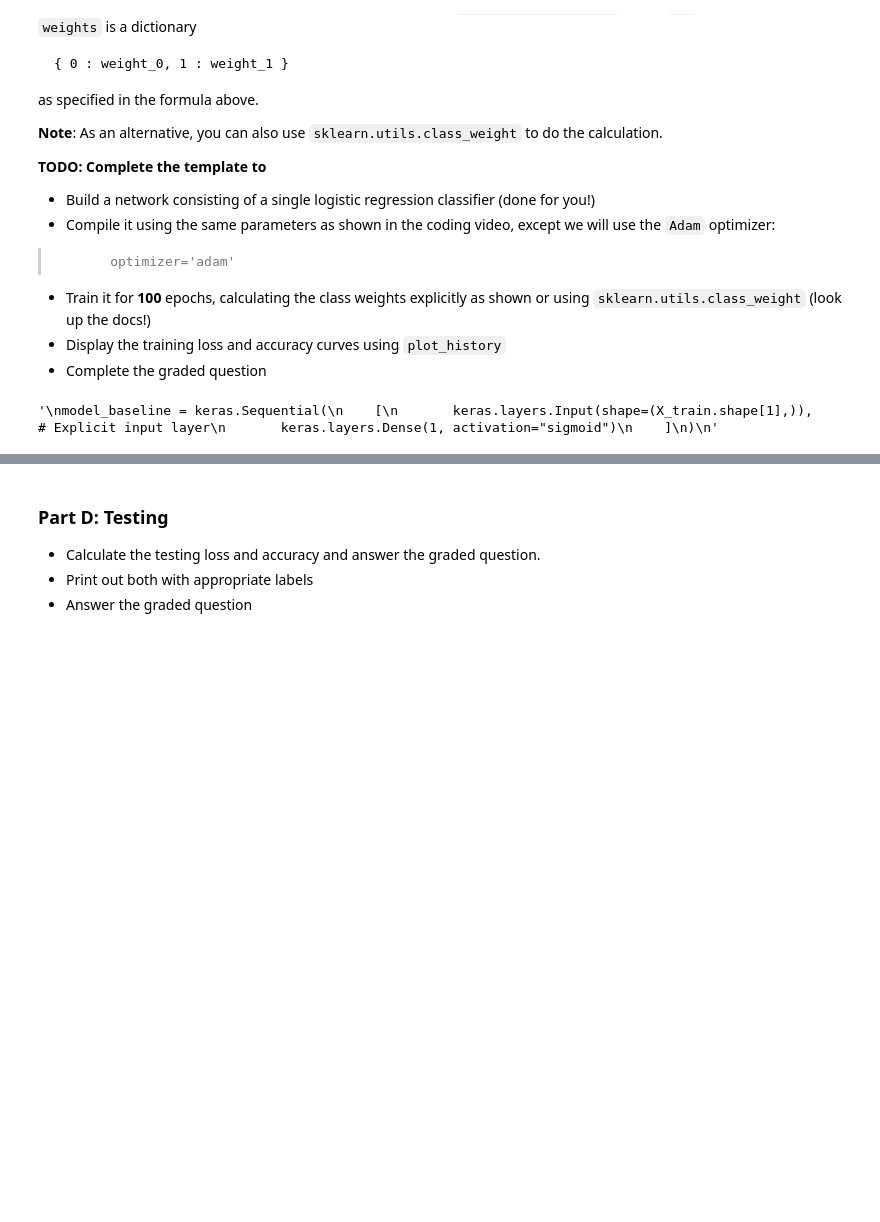
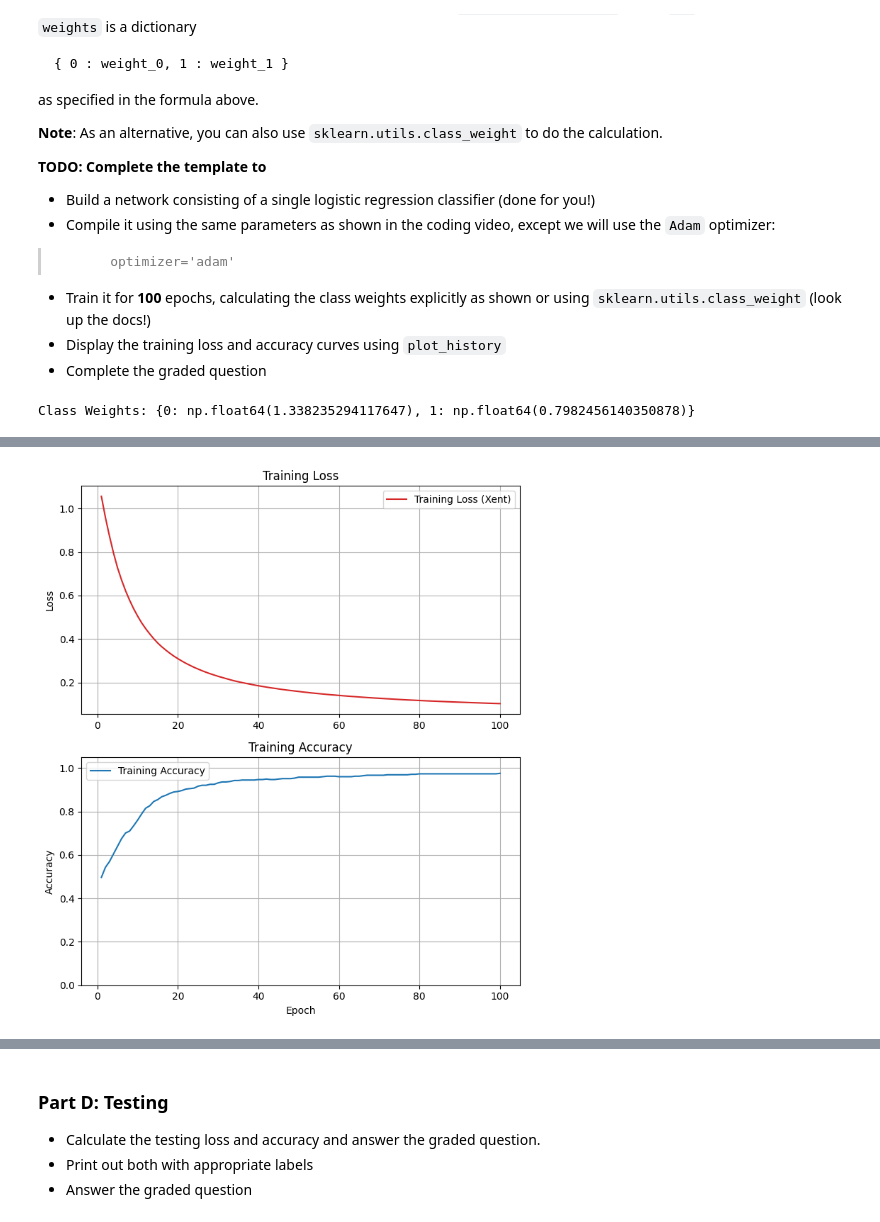
Before and after one commit to ses1002/703MLhw1correct, a Jupyter notebook: Homework_01.ipynb, the cells around one changed output, grey strips where cells are left out. Cells and saved outputs as stored; diff of their text form; code cells hidden in the pictures; blank space fills up the shorter version.

```diff
--- a/Homework_01.ipynb
+++ b/Homework_01.ipynb
@@ -113,4 +156,9 @@ convert them to NumPy arrays. Print the shapes of `X` and `y` to confirm the con
 # %%
 # A.1
 
-#Your code here
+# Assuming your DataFrame is named df
+X = df.drop(columns='target').values
+y = df['target'].values
+
+print(f'Shape of X: {X.shape}')  # Should be (569, 30)
+print(f'Shape of y: {y.shape}')  # Should be (569,)
@@ -156,6 +213,12 @@ This strategy involves two key steps:
 # Perform train-test split, keeping both stratified, use random_state = random_seed and test_size = 0.2
 
 # Your code here
+from sklearn.model_selection import train_test_split
+
+# Stratified split with 80% train, 20% test
+X_train, X_test, y_train, y_test = train_test_split(
+    X, y, test_size=0.2, random_state=random_seed, stratify=y
+)
 # %% [markdown]
 **(Digression:** We must perform standardization **after** the test/train split, or else we're letting
 information about the mean and standard deviation of the test set influence training--a classic case of *data leakage*.
@@ -164,6 +227,12 @@ information about the mean and standard deviation of the test set influence trai
 # As usual, standardize the features
 
 # Your code here
+
+from sklearn.preprocessing import StandardScaler
+
+scaler = StandardScaler()
+X_train = scaler.fit_transform(X_train)
+X_test = scaler.transform(X_test)
 # %% [markdown]
 Let's see if the stratification worked! Assign `a1b` to the percentage of 1's in `y_train` (and convince yourself that if it is approximately correct, then so must be `y_test`).
 # %%
@@ -234,5 +303,38 @@ model_baseline = keras.Sequential(
 '''
 
 # Your code here, add additional cells if you wish
+
+from sklearn.utils.class_weight import compute_class_weight
+
+class_weights_array = compute_class_weight(
+    class_weight='balanced',
+    classes=np.unique(y_train),
+    y=y_train
+)
+
+# Convert to dict format expected by Keras
+class_weights = {i: weight for i, weight in enumerate(class_weights_array)}
+print(f'Class Weights: {class_weights}')
+model_baseline = keras.Sequential(
+    [
+        keras.layers.Input(shape=(X_train.shape[1],)),
+        keras.layers.Dense(1, activation="sigmoid")
+    ]
+)
+
+model_baseline.compile(
+    optimizer='adam',
+    loss='binary_crossentropy',
+    metrics=['accuracy']
+)
+n_epochs = 100
+
+history_baseline = model_baseline.fit(
+    X_train, y_train,
+    epochs=n_epochs,
+    class_weight=class_weights,
+    verbose=0  # Set to 1 to see progress
+)
+plot_history(history_baseline)
 # %% [output]
-'\nmodel_baseline = keras.Sequential(\n    [\n       keras.layers.Input(shape=(X_train.shape[1],)),     # Explicit input layer\n       keras.layers.Dense(1, activation="sigmoid")\n    ]\n)\n'
+Class Weights: {0: np.float64(1.338235294117647), 1: np.float64(0.7982456140350878)}
@@ -238,0 +342 @@ model_baseline = keras.Sequential(
+[figure, added]
```
Also changed, not shown: parts of 40 cells of this notebook.
